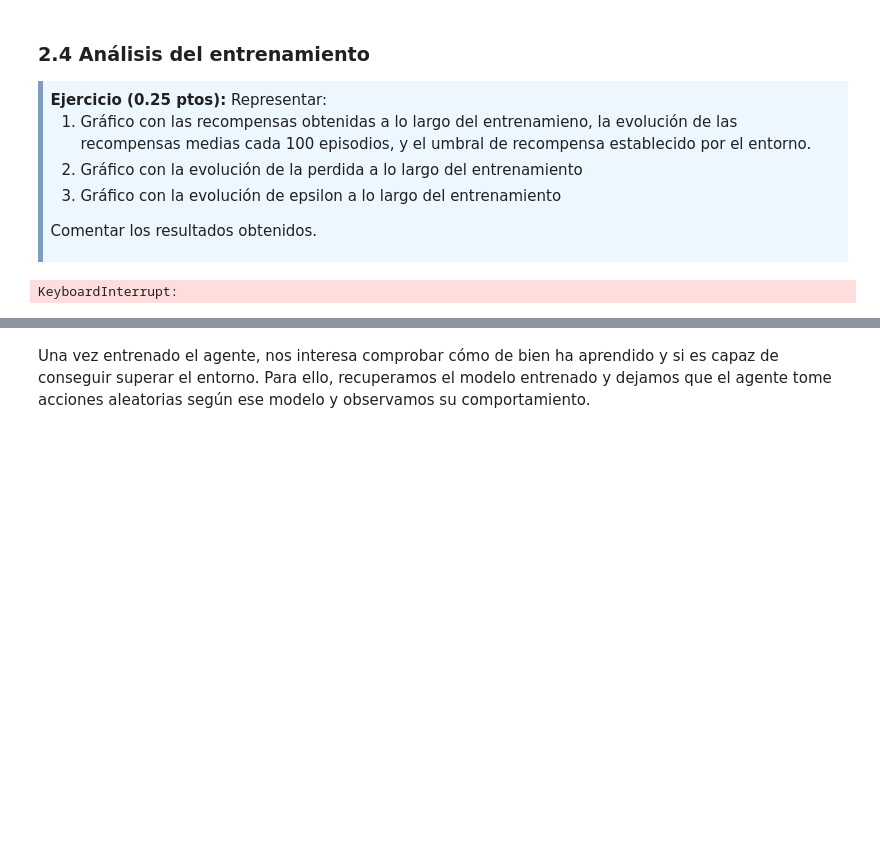
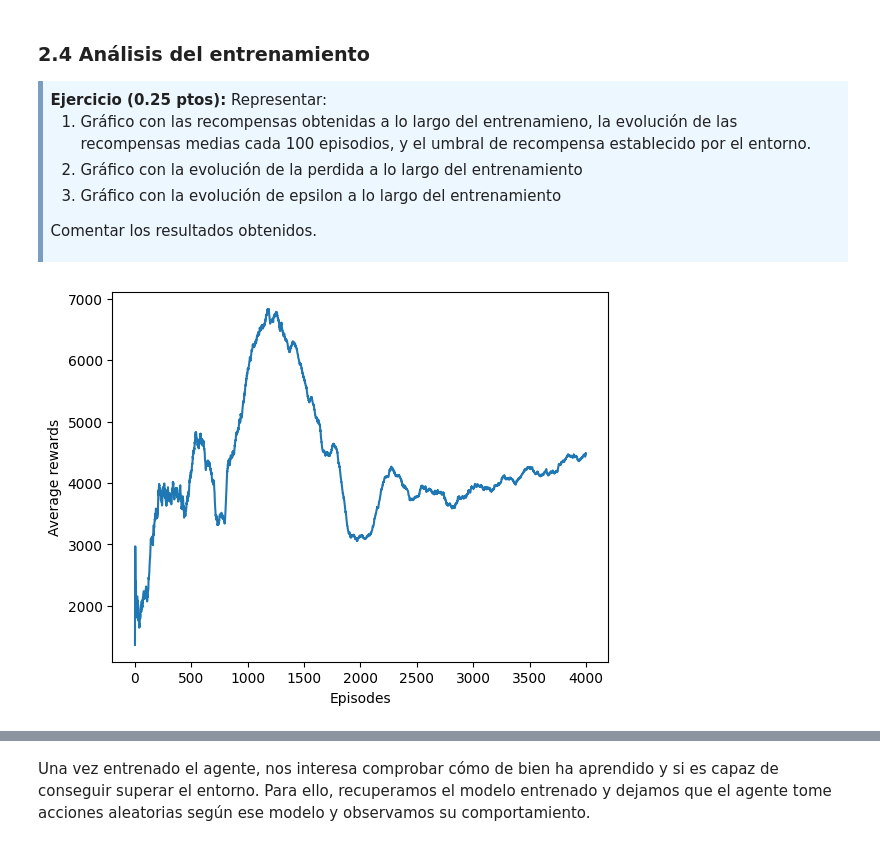
Before and after one commit to alvarogirona/UOC-RL-PEC3, a Jupyter notebook: M2_883_RL_PEC2_EnuciadoV2.ipynb, the cells around one changed output, grey strips where cells are left out. Cells and saved outputs as stored; diff of their text form; code cells hidden in the pictures; blank space fills up the shorter version.

```diff
--- a/M2_883_RL_PEC2_EnuciadoV2.ipynb
+++ b/M2_883_RL_PEC2_EnuciadoV2.ipynb
@@ -1063,12 +1070,3 @@ Episode 11 Mean Rewards 2087.88 Epsilon 0.9511101304657719
 
 Comentar los resultados obtenidos.
 </div>
-# %%
-def plot_rewards():
-    print("aaa")
-    #TODO
-    pass
-
-plot_rewards()
-# %% [output]
-KeyboardInterrupt:
@@ -1082,0 +1073,11 @@ def plot_epsilon(eps_evolution):
+# %%
+######################## SOLUCIÓN ###########################
+def plot_rewards():
+    plt.plot(agent.mean_training_rewards)
+    plt.ylabel('Average rewards')
+    plt.xlabel('Episodes')
+    plt.show()
+
+plot_rewards()
+# %% [output]
+[figure, added]
```
Also changed, not shown: parts of 11 cells of this notebook, 2 other files.
